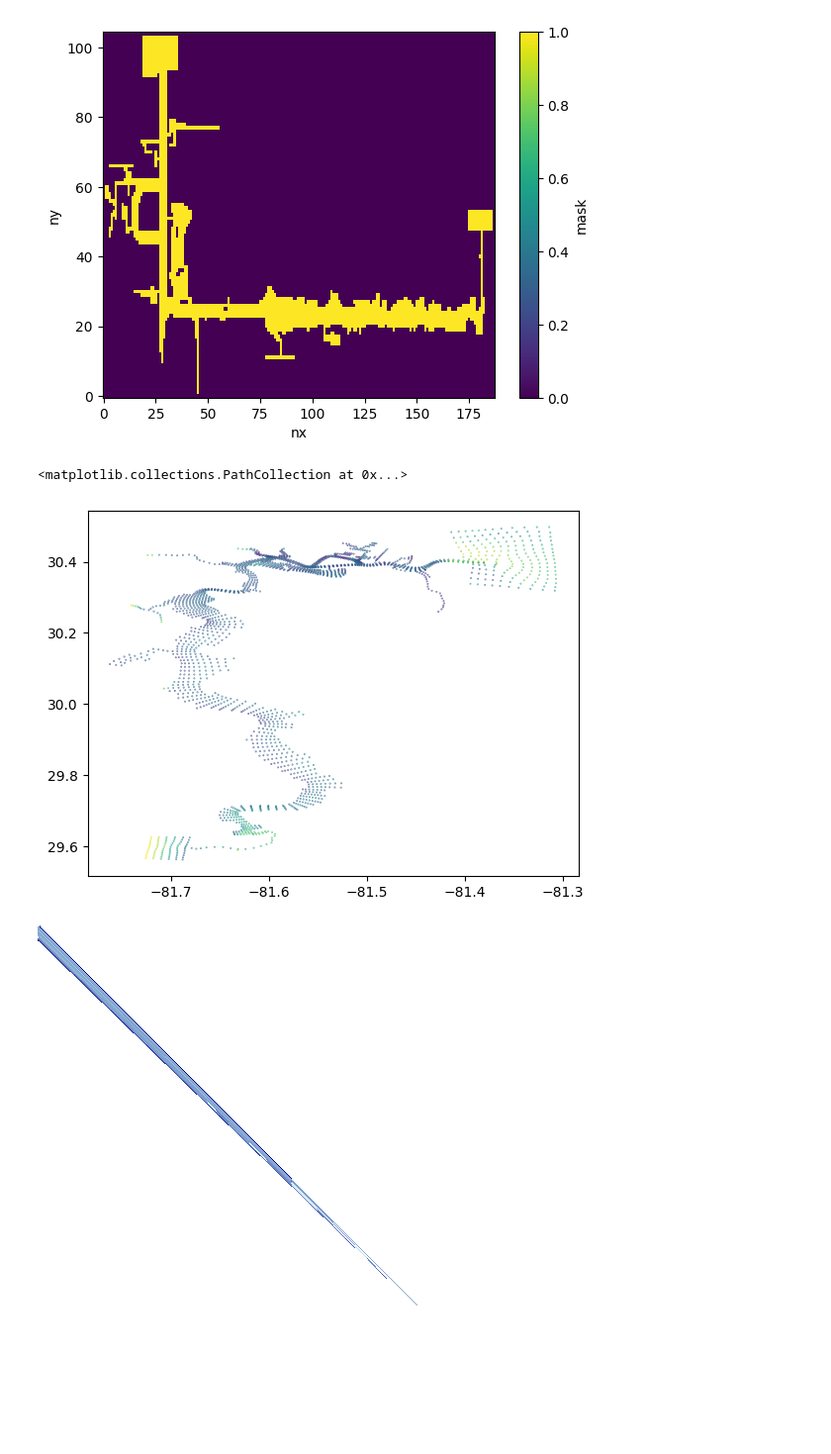
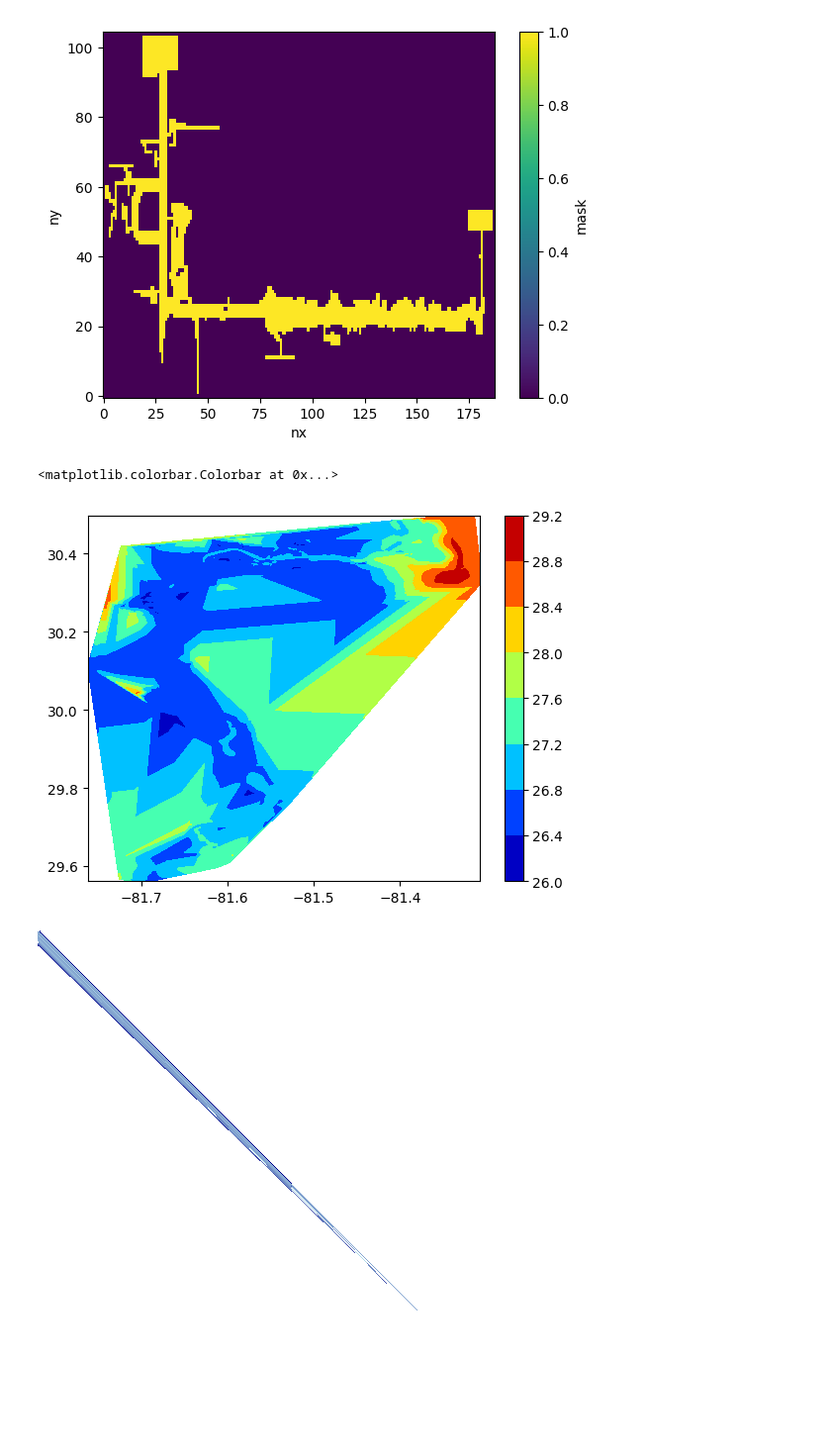
Before and after one commit to mpiannucci/ocean-notebooks, a Jupyter notebook: sjrofs.ipynb, the cells around one changed output. Shown at 99% size. Saved outputs shown, nothing was run; the diff lists cells and outputs as text; code cells hidden in the pictures.

```diff
--- a/sjrofs.ipynb
+++ b/sjrofs.ipynb
@@ -1,7 +1,8 @@
 # %%
+import cf_xarray
 import xarray as xr
 
-ds = xr.open_dataset('nos.sjrofs.fields.f.2023072417.nc')
+ds = xr.open_dataset('nos.sjrofs.fields.forecast.20230713.t11z.nc')
 ds = ds.assign_coords(lon=ds.lon, lat=ds.lat)
 ds
 # %% [output]
@@ -32,13 +33,17 @@ mask.plot()
 # %%
 import matplotlib.pyplot as plt
 
-lat = ds.lat.where(mask > 0)
-lon = ds.lon.where(mask > 0)
-tempp = ds.temp.isel(time=0, sigma=0).where(mask > 0)
-plt.scatter(lon, lat, c=tempp, s=0.1)
+lat = ds.lat.values[mask > 0]
+lon = ds.lon.values[mask > 0]
+tempp = ds.temp.cf.isel(time=0, sigma=0).values[mask > 0]
+
+#plt.scatter(lon, lat, c=tempp, s=0.1)
+
+plt.tricontourf(lon, lat, tempp, cmap='jet')
+plt.colorbar()
 # %% [output]
-<matplotlib.collections.PathCollection at 0x...>
+<matplotlib.colorbar.Colorbar at 0x...>
-[figure, old version]
+[figure, new version]
 # %%
 import datashader as dsh
 import datashader.transfer_functions as tf
```
Also changed, not shown: parts of 1 cell of this notebook, 2 other files.
